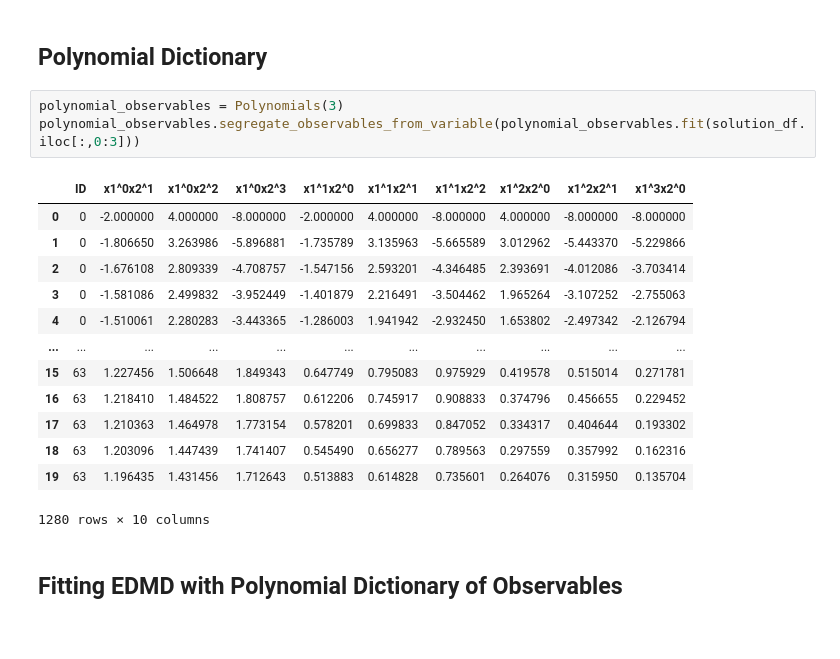
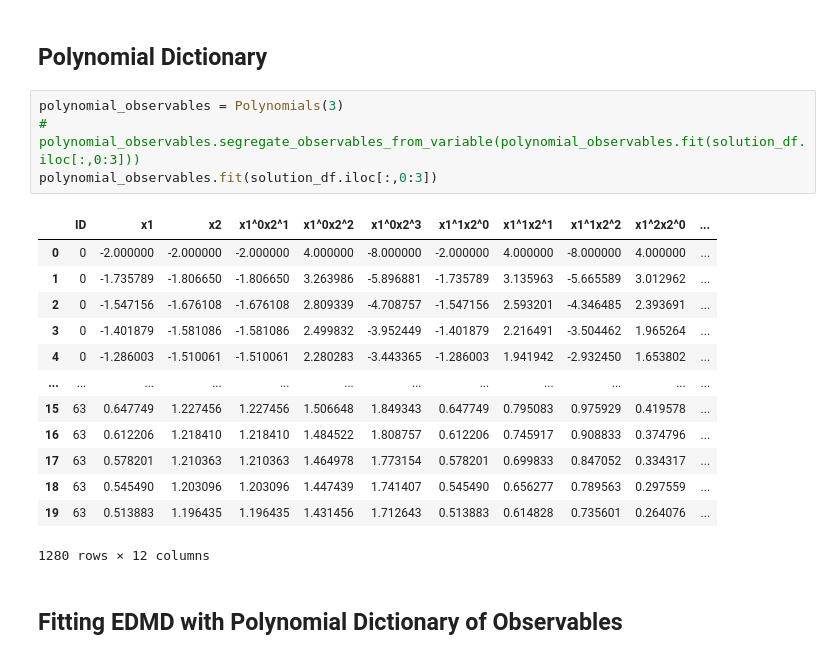
Before and after one commit to waleedbinkhalid74/ml_cms_final_project, a Jupyter notebook: ml_cms_final_project_task_4_part_3.ipynb, the cells around one changed output. Cells and saved outputs as stored; diff of their text form.

```diff
--- a/ml_cms_final_project_task_4_part_3.ipynb
+++ b/ml_cms_final_project_task_4_part_3.ipynb
@@ -164,21 +164,22 @@ plt.legend()
 ## Polynomial Dictionary
 # %%
 polynomial_observables = Polynomials(3)
-polynomial_observables.segregate_observables_from_variable(polynomial_observables.fit(solution_df.iloc[:,0:3]))
+# polynomial_observables.segregate_observables_from_variable(polynomial_observables.fit(solution_df.iloc[:,0:3]))
+polynomial_observables.fit(solution_df.iloc[:,0:3])
 # %% [output]
-|  | ID | x1^0x2^1 | x1^0x2^2 | x1^0x2^3 | x1^1x2^0 | x1^1x2^1 | x1^1x2^2 | x1^2x2^0 | x1^2x2^1 | x1^3x2^0 |
-| 0 | 0 | -2.000000 | 4.000000 | -8.000000 | -2.000000 | 4.000000 | -8.000000 | 4.000000 | -8.000000 | -8.000000 |
-| 1 | 0 | -1.806650 | 3.263986 | -5.896881 | -1.735789 | 3.135963 | -5.665589 | 3.012962 | -5.443370 | -5.229866 |
-| 2 | 0 | -1.676108 | 2.809339 | -4.708757 | -1.547156 | 2.593201 | -4.346485 | 2.393691 | -4.012086 | -3.703414 |
-| 3 | 0 | -1.581086 | 2.499832 | -3.952449 | -1.401879 | 2.216491 | -3.504462 | 1.965264 | -3.107252 | -2.755063 |
-| 4 | 0 | -1.510061 | 2.280283 | -3.443365 | -1.286003 | 1.941942 | -2.932450 | 1.653802 | -2.497342 | -2.126794 |
-| ... | ... | ... | ... | ... | ... | ... | ... | ... | ... | ... |
-| 15 | 63 | 1.227456 | 1.506648 | 1.849343 | 0.647749 | 0.795083 | 0.975929 | 0.419578 | 0.515014 | 0.271781 |
-| 16 | 63 | 1.218410 | 1.484522 | 1.808757 | 0.612206 | 0.745917 | 0.908833 | 0.374796 | 0.456655 | 0.229452 |
-| 17 | 63 | 1.210363 | 1.464978 | 1.773154 | 0.578201 | 0.699833 | 0.847052 | 0.334317 | 0.404644 | 0.193302 |
-| 18 | 63 | 1.203096 | 1.447439 | 1.741407 | 0.545490 | 0.656277 | 0.789563 | 0.297559 | 0.357992 | 0.162316 |
-| 19 | 63 | 1.196435 | 1.431456 | 1.712643 | 0.513883 | 0.614828 | 0.735601 | 0.264076 | 0.315950 | 0.135704 |
+|  | ID | x1 | x2 | x1^0x2^1 | x1^0x2^2 | x1^0x2^3 | x1^1x2^0 | x1^1x2^1 | x1^1x2^2 | x1^2x2^0 | ... |
+| 0 | 0 | -2.000000 | -2.000000 | -2.000000 | 4.000000 | -8.000000 | -2.000000 | 4.000000 | -8.000000 | 4.000000 | ... |
+| 1 | 0 | -1.735789 | -1.806650 | -1.806650 | 3.263986 | -5.896881 | -1.735789 | 3.135963 | -5.665589 | 3.012962 | ... |
+| 2 | 0 | -1.547156 | -1.676108 | -1.676108 | 2.809339 | -4.708757 | -1.547156 | 2.593201 | -4.346485 | 2.393691 | ... |
+| 3 | 0 | -1.401879 | -1.581086 | -1.581086 | 2.499832 | -3.952449 | -1.401879 | 2.216491 | -3.504462 | 1.965264 | ... |
+| 4 | 0 | -1.286003 | -1.510061 | -1.510061 | 2.280283 | -3.443365 | -1.286003 | 1.941942 | -2.932450 | 1.653802 | ... |
+| ... | ... | ... | ... | ... | ... | ... | ... | ... | ... | ... | ... |
+| 15 | 63 | 0.647749 | 1.227456 | 1.227456 | 1.506648 | 1.849343 | 0.647749 | 0.795083 | 0.975929 | 0.419578 | ... |
+| 16 | 63 | 0.612206 | 1.218410 | 1.218410 | 1.484522 | 1.808757 | 0.612206 | 0.745917 | 0.908833 | 0.374796 | ... |
+| 17 | 63 | 0.578201 | 1.210363 | 1.210363 | 1.464978 | 1.773154 | 0.578201 | 0.699833 | 0.847052 | 0.334317 | ... |
+| 18 | 63 | 0.545490 | 1.203096 | 1.203096 | 1.447439 | 1.741407 | 0.545490 | 0.656277 | 0.789563 | 0.297559 | ... |
+| 19 | 63 | 0.513883 | 1.196435 | 1.196435 | 1.431456 | 1.712643 | 0.513883 | 0.614828 | 0.735601 | 0.264076 | ... |
-1280 rows × 10 columns
+1280 rows × 12 columns
 # %% [markdown]
 ## Fitting EDMD with Polynomial Dictionary of Observables
 # %%
```
Also changed, not shown: 4 other files.
